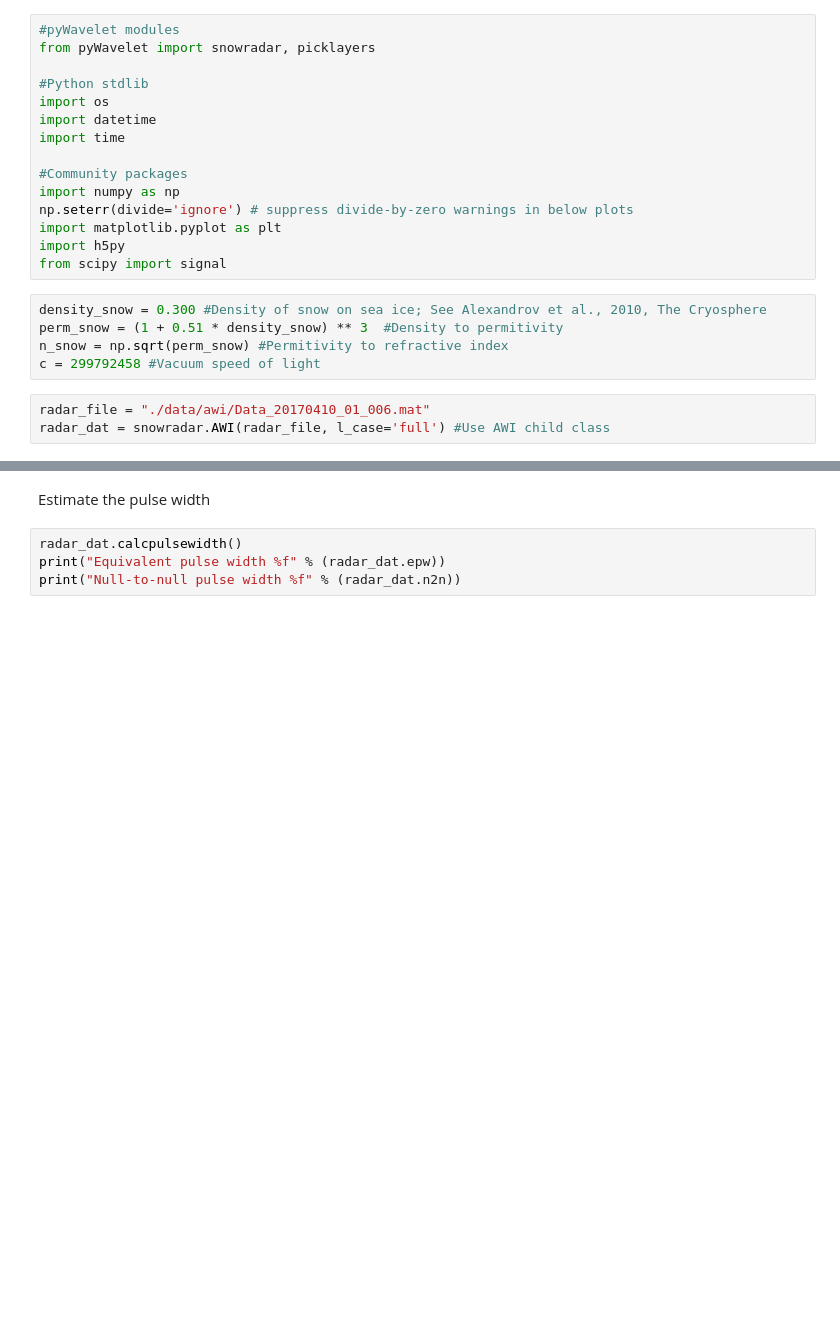
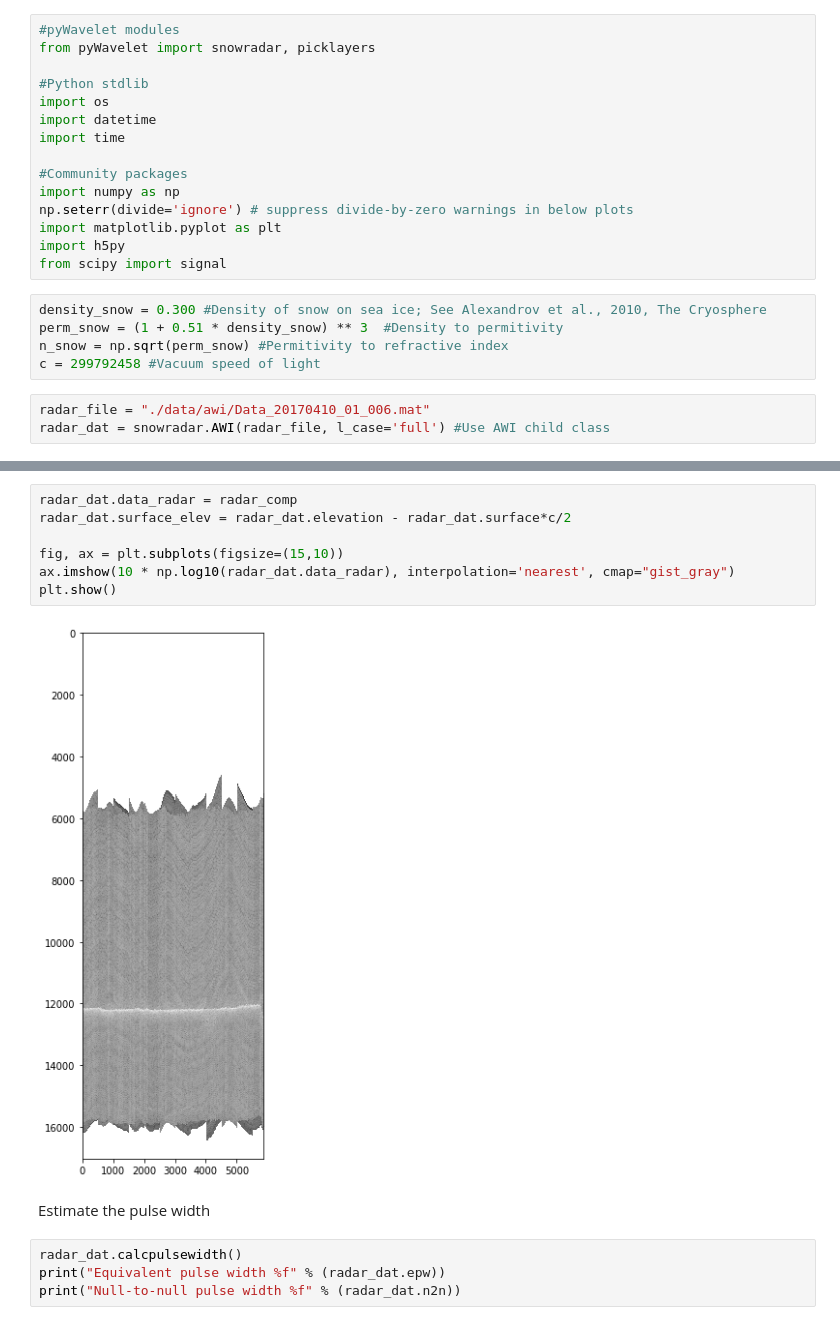
Before and after one commit to kingjml/pySnowRadar, a Jupyter notebook: pyWavelet/awi.ipynb, the cells around one changed output, grey strips where cells are left out. Saved outputs shown, nothing was run; the diff lists cells and outputs as text; blank space fills up the shorter version.

```diff
--- a/pyWavelet/awi.ipynb
+++ b/pyWavelet/awi.ipynb
@@ -33,3 +64,12 @@ radar_dat = snowradar.AWI(radar_file, l_case='full') #Use AWI child class
+# %%
+radar_dat.data_radar = radar_comp
+radar_dat.surface_elev = radar_dat.elevation - radar_dat.surface*c/2
+
+fig, ax = plt.subplots(figsize=(15,10))
+ax.imshow(10 * np.log10(radar_dat.data_radar), interpolation='nearest', cmap="gist_gray")
+plt.show()
+# %% [output]
+[figure, added]
 # %% [markdown]
 Estimate the pulse width
 # %%
```
Also changed, not shown: parts of 11 cells of this notebook, 4 other files.
